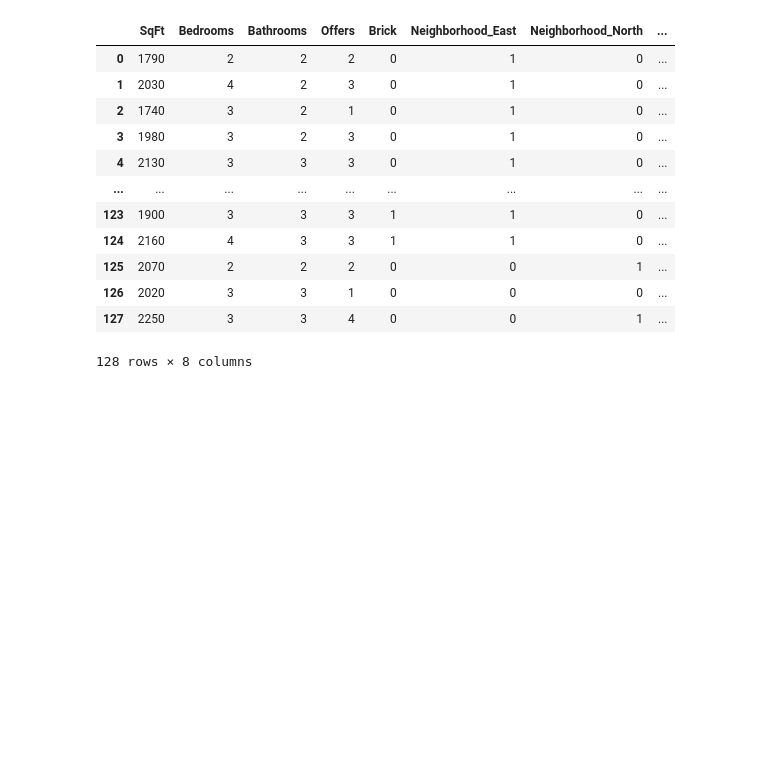
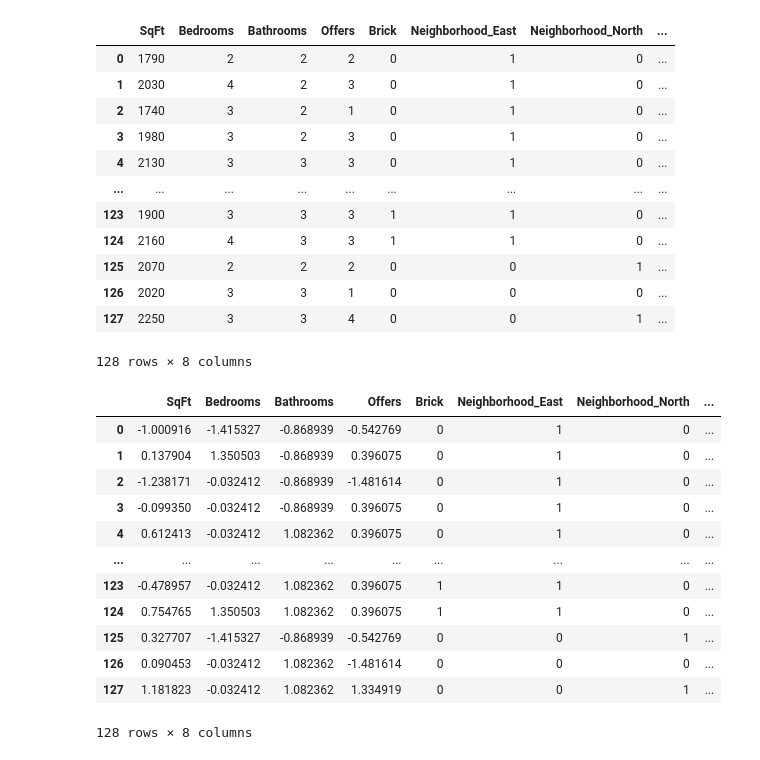
Before and after one commit to Shresht5/aiml, a Jupyter notebook: hosuPricing..ipynb, the cells around one changed output. Saved outputs shown, nothing was run; the diff lists cells and outputs as text; code cells hidden in the pictures; blank space fills up the shorter version.

```diff
--- a/hosuPricing..ipynb
+++ b/hosuPricing..ipynb
@@ -106,6 +106,26 @@ X
 | 126 | 2020 | 3 | 3 | 1 | 0 | 0 | 0 | ... |
 | 127 | 2250 | 3 | 3 | 4 | 0 | 0 | 1 | ... |
 128 rows × 8 columns
+# %%
+scaler = StandardScaler()
+num_features = ['SqFt', 'Bedrooms', 'Bathrooms', 'Offers']
+X[num_features] = scaler.fit_transform(X[num_features])
+# %%
+X
+# %% [output]
+|  | SqFt | Bedrooms | Bathrooms | Offers | Brick | Neighborhood_East | Neighborhood_North | ... |
+| 0 | -1.000916 | -1.415327 | -0.868939 | -0.542769 | 0 | 1 | 0 | ... |
+| 1 | 0.137904 | 1.350503 | -0.868939 | 0.396075 | 0 | 1 | 0 | ... |
+| 2 | -1.238171 | -0.032412 | -0.868939 | -1.481614 | 0 | 1 | 0 | ... |
+| 3 | -0.099350 | -0.032412 | -0.868939 | 0.396075 | 0 | 1 | 0 | ... |
+| 4 | 0.612413 | -0.032412 | 1.082362 | 0.396075 | 0 | 1 | 0 | ... |
+| ... | ... | ... | ... | ... | ... | ... | ... | ... |
+| 123 | -0.478957 | -0.032412 | 1.082362 | 0.396075 | 1 | 1 | 0 | ... |
+| 124 | 0.754765 | 1.350503 | 1.082362 | 0.396075 | 1 | 1 | 0 | ... |
+| 125 | 0.327707 | -1.415327 | -0.868939 | -0.542769 | 0 | 0 | 1 | ... |
+| 126 | 0.090453 | -0.032412 | 1.082362 | -1.481614 | 0 | 0 | 0 | ... |
+| 127 | 1.181823 | -0.032412 | 1.082362 | 1.334919 | 0 | 0 | 1 | ... |
+128 rows × 8 columns
 # %%
 X_train, X_test, y_train, y_test = train_test_split(X, y, test_size=0.2, random_state=42)
 model=LinearRegression()
```
Also changed, not shown: parts of 2 cells of this notebook, 1 other file.
